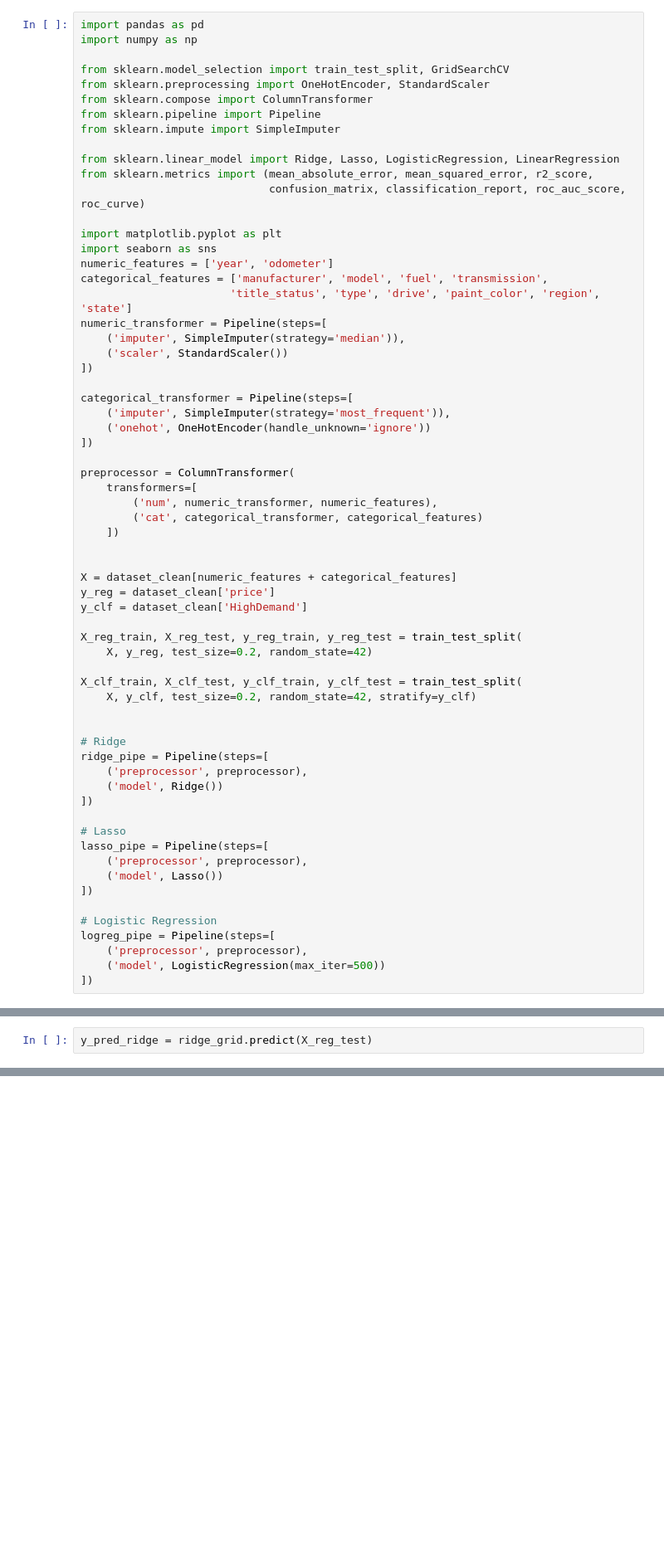
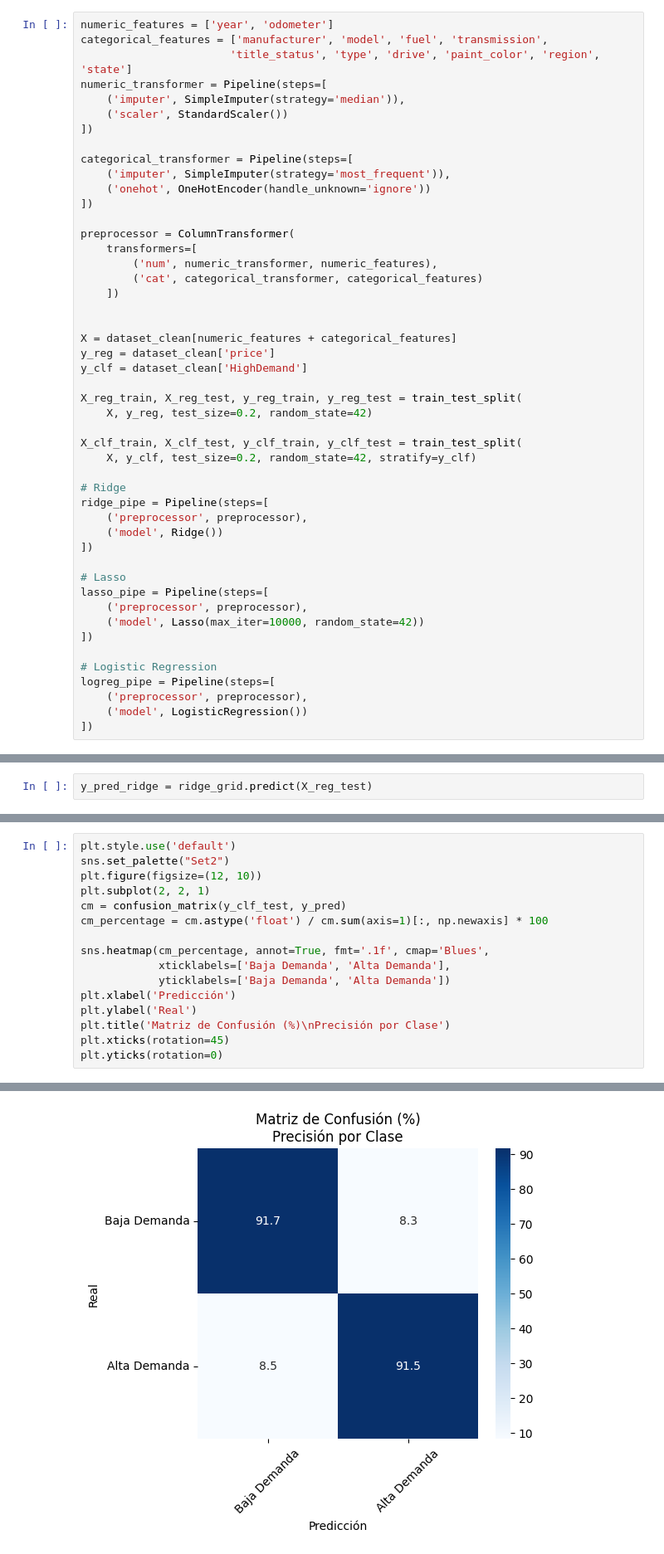
Before and after one commit to MariaClara091/jbook_mlproyect2, a Jupyter notebook: _sources/Prueba2now.ipynb, the cells around one changed output, grey strips where cells are left out. Shown at 83% size. Cells and saved outputs as stored; diff of their text form; blank space fills up the shorter version.

```diff
--- a/_sources/Prueba2now.ipynb
+++ b/_sources/Prueba2now.ipynb
@@ -639,19 +521,4 @@ plt.show()
 # %%
-import pandas as pd
-import numpy as np
-
-from sklearn.model_selection import train_test_split, GridSearchCV
-from sklearn.preprocessing import OneHotEncoder, StandardScaler
-from sklearn.compose import ColumnTransformer
-from sklearn.pipeline import Pipeline
-from sklearn.impute import SimpleImputer
-
-from sklearn.linear_model import Ridge, Lasso, LogisticRegression, LinearRegression
-from sklearn.metrics import (mean_absolute_error, mean_squared_error, r2_score,
-                             confusion_matrix, classification_report, roc_auc_score, roc_curve)
-
-import matplotlib.pyplot as plt
-import seaborn as sns
 numeric_features = ['year', 'odometer']
 categorical_features = ['manufacturer', 'model', 'fuel', 'transmission',
                        'title_status', 'type', 'drive', 'paint_color', 'region', 'state']
@@ -682,7 +549,6 @@ X_reg_train, X_reg_test, y_reg_train, y_reg_test = train_test_split(
 X_clf_train, X_clf_test, y_clf_train, y_clf_test = train_test_split(
     X, y_clf, test_size=0.2, random_state=42, stratify=y_clf)
 
-
 # Ridge
 ridge_pipe = Pipeline(steps=[
     ('preprocessor', preprocessor),
@@ -692,11 +558,11 @@ ridge_pipe = Pipeline(steps=[
 # Lasso
 lasso_pipe = Pipeline(steps=[
     ('preprocessor', preprocessor),
-    ('model', Lasso())
+    ('model', Lasso(max_iter=10000, random_state=42))
 ])
 
 # Logistic Regression
 logreg_pipe = Pipeline(steps=[
     ('preprocessor', preprocessor),
-    ('model', LogisticRegression(max_iter=500))
+    ('model', LogisticRegression())
 ])
@@ -853,0 +831,17 @@ weighted avg       0.93      0.93      0.93     74214
+# %%
+plt.style.use('default')
+sns.set_palette("Set2")
+plt.figure(figsize=(12, 10))
+plt.subplot(2, 2, 1)
+cm = confusion_matrix(y_clf_test, y_pred)
+cm_percentage = cm.astype('float') / cm.sum(axis=1)[:, np.newaxis] * 100
+
+sns.heatmap(cm_percentage, annot=True, fmt='.1f', cmap='Blues',
+            xticklabels=['Baja Demanda', 'Alta Demanda'],
+            yticklabels=['Baja Demanda', 'Alta Demanda'])
+plt.xlabel('Predicción')
+plt.ylabel('Real')
+plt.title('Matriz de Confusión (%)\nPrecisión por Clase')
+plt.xticks(rotation=45)
+plt.yticks(rotation=0)
+# %% [output]
@@ -853,0 +850 @@ weighted avg       0.93      0.93      0.93     74214
+[figure, added]
```
Also changed, not shown: parts of 49 cells of this notebook, 14 other files.
